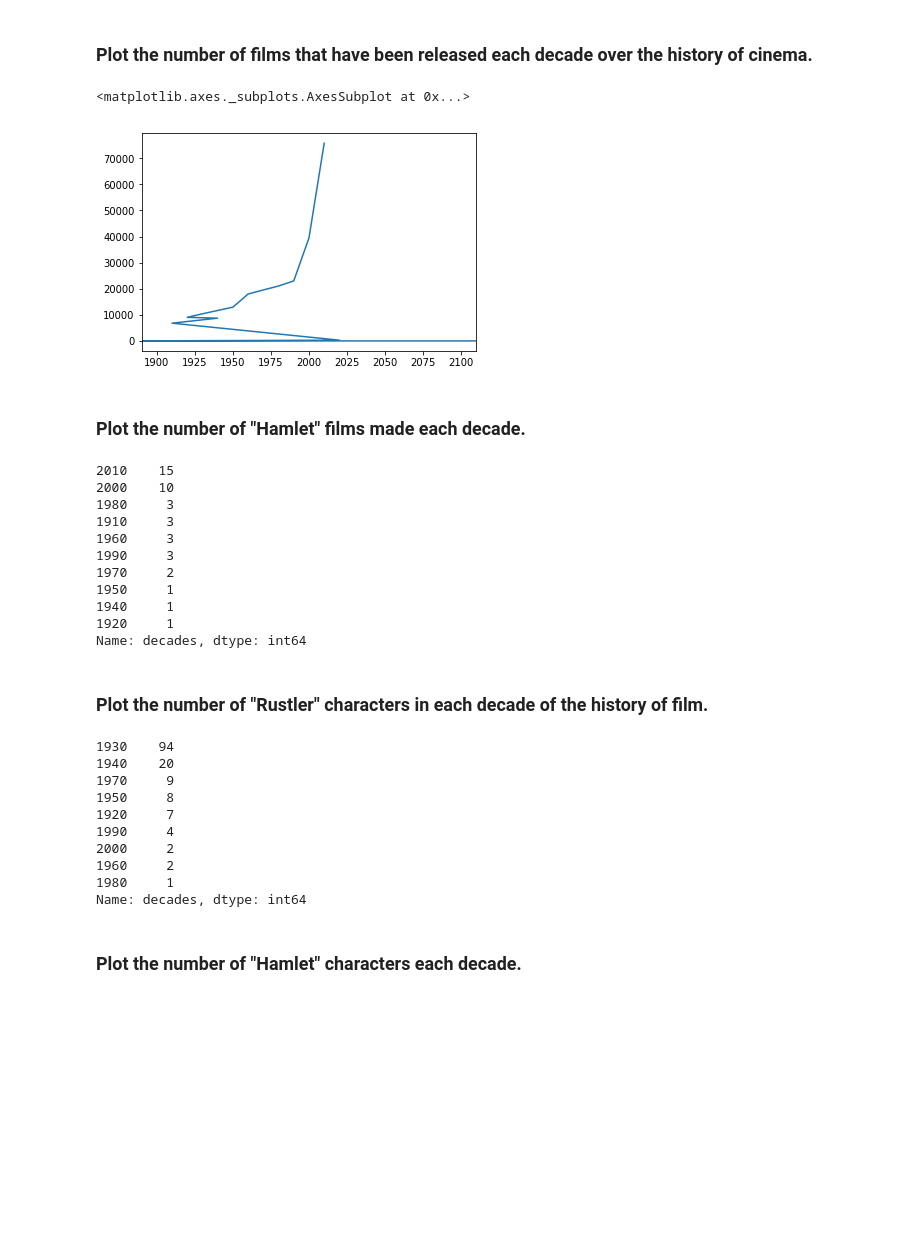
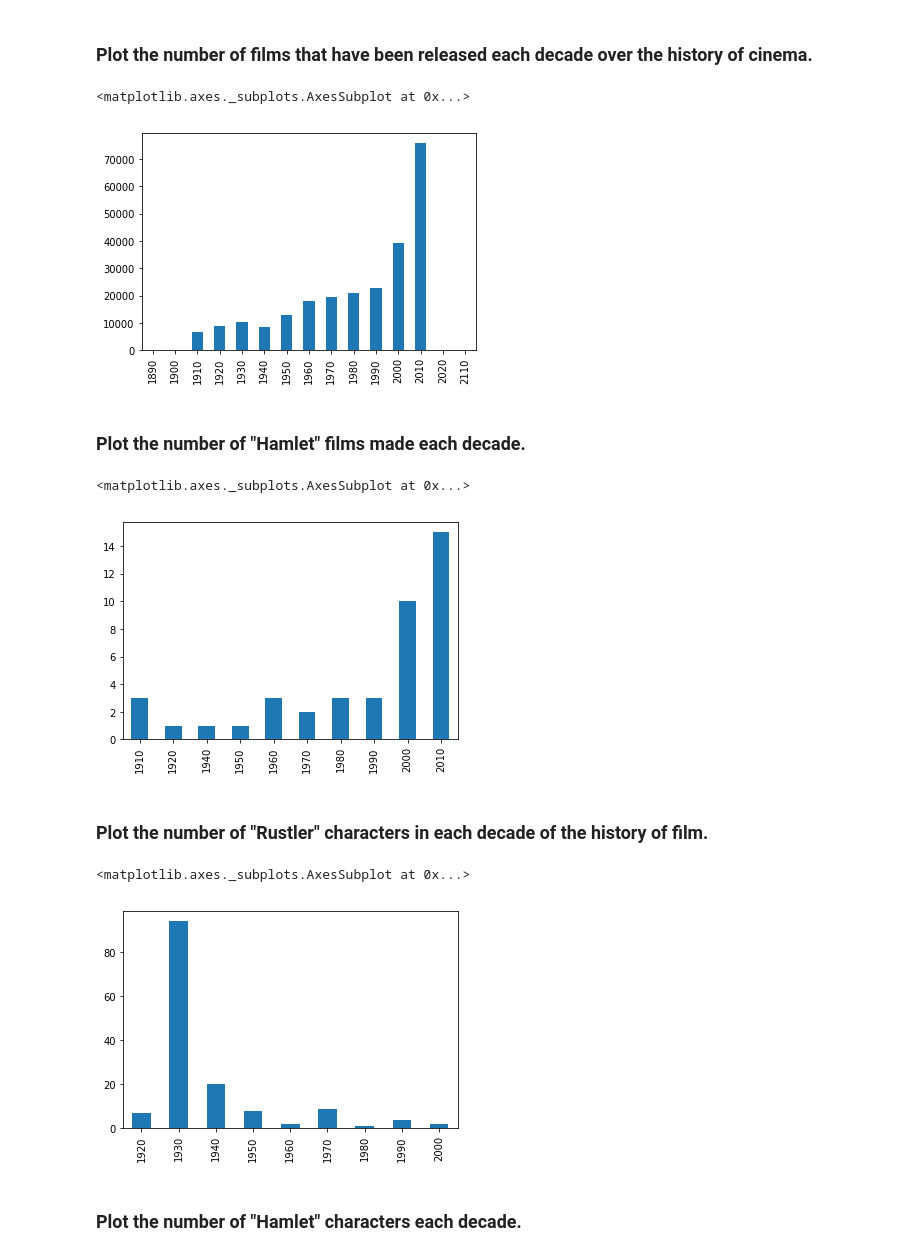
Before and after one commit to tansudasli/analytics-sandbox, a Jupyter notebook: pandas/Exercises-2.ipynb, the cells around one changed output. Cells and saved outputs as stored; diff of their text form; code cells hidden in the pictures; blank space fills up the shorter version.

Commit message:
plot (index bug) fixed

```diff
--- a/pandas/Exercises-2.ipynb
+++ b/pandas/Exercises-2.ipynb
@@ -158,15 +155,13 @@ Name: year, dtype: int64
 # %%
 movies_by_decade = titles.sort_index()
 
 freq_movies_by_decades = movies_by_decade.decades.value_counts()
 
 
-freq_movies_by_decades.plot()
-
-# order problem, !!
+freq_movies_by_decades.sort_index().plot(kind='bar')
 # %% [output]
 <matplotlib.axes._subplots.AxesSubplot at 0x...>
-[figure, old version]
+[figure, new version]
 # %% [markdown]
 ### Plot the number of "Hamlet" films made each decade.
 # %%
@@ -175,19 +170,10 @@ hamlet_by_decade = titles[titles['title'].str.startswith('Hamlet')]
 freq_hamlet_by_decades = hamlet_by_decade.decades.value_counts()
 
 
-freq_hamlet_by_decades
+freq_hamlet_by_decades.sort_index().plot(kind='bar')
 # %% [output]
-2010    15
-2000    10
-1980     3
-1910     3
-1960     3
-1990     3
-1970     2
-1950     1
-1940     1
-1920     1
-Name: decades, dtype: int64
+<matplotlib.axes._subplots.AxesSubplot at 0x...>
+[figure, added]
 # %% [markdown]
 ### Plot the number of "Rustler" characters in each decade of the history of film.
 # %%
@@ -196,18 +182,10 @@ rustler_by_decade = cast[cast['character'].str.startswith('Rustler')]
 freq_rustler_by_decade = rustler_by_decade.decades.value_counts()
 
 
-freq_rustler_by_decade
+freq_rustler_by_decade.sort_index().plot(kind='bar')
 # %% [output]
-1930    94
-1940    20
-1970     9
-1950     8
-1920     7
-1990     4
-2000     2
-1960     2
-1980     1
-Name: decades, dtype: int64
+<matplotlib.axes._subplots.AxesSubplot at 0x...>
+[figure, added]
 # %% [markdown]
 ### Plot the number of "Hamlet" characters each decade.
 # %% [markdown]
```
Also changed, not shown: parts of 1 cell of this notebook.
